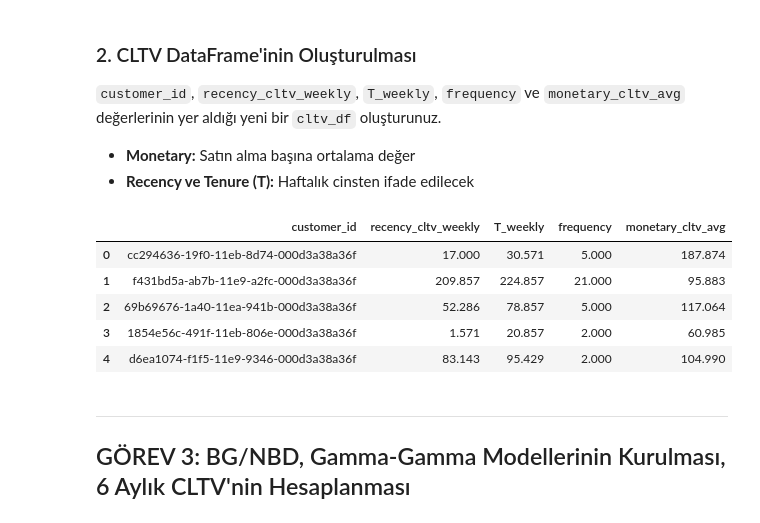
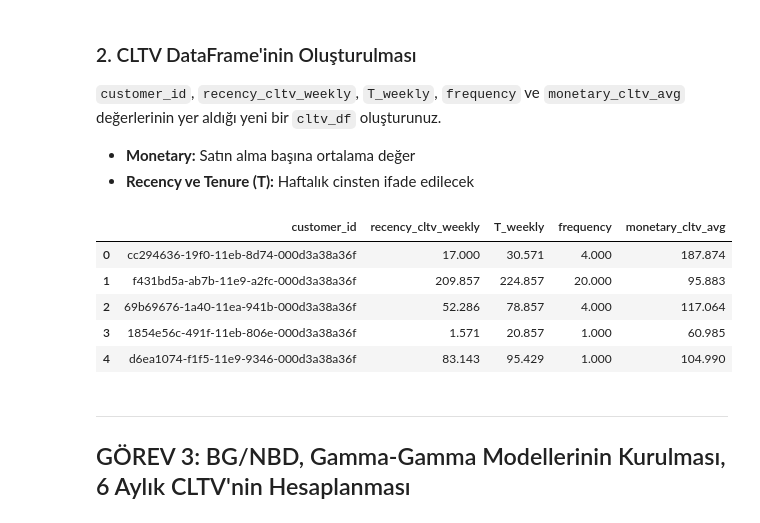
Before and after one commit to berkcangumusisik/DataScienceBootcamp21.Grup, a Jupyter notebook: 02.CRM Analytics/06.FLO CLTV Tahmini.ipynb, the cells around one changed output. Drawn from its saved outputs; the diff is of its cells as text; code cells hidden in the pictures.

```diff
--- a/02.CRM Analytics/06.FLO CLTV Tahmini.ipynb
+++ b/02.CRM Analytics/06.FLO CLTV Tahmini.ipynb
@@ -169,28 +169,28 @@ Timestamp('2021-06-01 00:00:00')
 # %%
 # Burada CLTV (Customer Lifetime Value) hesaplamasında kullanılacak temel veri çerçevesi oluşturuluyor. Açıklamalarıyla birlikte adım adım gidelim:
 
 # 1. "customer_id": Her satırda müşteri özelinde CLTV hesaplanacak. Burada "master_id", müşteri ID'sidir.
 # 2. "recency_cltv_weekly": Müşterinin ilk alışverişi ile son alışverişi arasında geçen süreyi haftalık olarak hesaplar. Yani, müşteri kaç hafta boyunca alışveriş yapmış.
 # 3. "T_weekly": Analiz tarihine kadar, müşterinin ilk alışverişinden itibaren geçen toplam haftayı ifade eder.
 # 4. "frequency": Müşterinin yaptığı toplam alışveriş sayısını belirtir.
 # 5. "monetary_cltv_avg": Müşterinin alışveriş başına ortalama ne kadar harcama yaptığını gösterir.
 
 cltv_df = pd.DataFrame({
     "customer_id": df_copy["master_id"],  # Müşteri kimliği
     "recency_cltv_weekly": (df_copy["last_order_date"] - df_copy["first_order_date"]).dt.days / 7,  # Son ve ilk alışveriş arası geçen hafta
     "T_weekly": (today_date - df_copy["first_order_date"]).dt.days / 7,  # İlk alışverişten analiz tarihine kadar geçen hafta
-    "frequency": df_copy["order_num_total"],  # Toplam alışveriş adedi
+    "frequency": df_copy["order_num_total"] - 1,  # Toplam alışveriş adedi
     "monetary_cltv_avg": df_copy["customer_value_total"] / df_copy["order_num_total"],  # Ortalama alışveriş başına harcama
 })
 
 cltv_df.head()  # Oluşan CLTV veri çerçevesinin ilk 5 satırını gösterir.
 # %% [output]
 |  | customer_id | recency_cltv_weekly | T_weekly | frequency | monetary_cltv_avg |
-| 0 | cc294636-19f0-11eb-8d74-000d3a38a36f | 17.000 | 30.571 | 5.000 | 187.874 |
-| 1 | f431bd5a-ab7b-11e9-a2fc-000d3a38a36f | 209.857 | 224.857 | 21.000 | 95.883 |
-| 2 | 69b69676-1a40-11ea-941b-000d3a38a36f | 52.286 | 78.857 | 5.000 | 117.064 |
-| 3 | 1854e56c-491f-11eb-806e-000d3a38a36f | 1.571 | 20.857 | 2.000 | 60.985 |
-| 4 | d6ea1074-f1f5-11e9-9346-000d3a38a36f | 83.143 | 95.429 | 2.000 | 104.990 |
+| 0 | cc294636-19f0-11eb-8d74-000d3a38a36f | 17.000 | 30.571 | 4.000 | 187.874 |
+| 1 | f431bd5a-ab7b-11e9-a2fc-000d3a38a36f | 209.857 | 224.857 | 20.000 | 95.883 |
+| 2 | 69b69676-1a40-11ea-941b-000d3a38a36f | 52.286 | 78.857 | 4.000 | 117.064 |
+| 3 | 1854e56c-491f-11eb-806e-000d3a38a36f | 1.571 | 20.857 | 1.000 | 60.985 |
+| 4 | d6ea1074-f1f5-11e9-9346-000d3a38a36f | 83.143 | 95.429 | 1.000 | 104.990 |
 # %% [markdown]
 ---
 ## GÖREV 3: BG/NBD, Gamma-Gamma Modellerinin Kurulması, 6 Aylık CLTV'nin Hesaplanması
```
Also changed, not shown: parts of 7 cells of this notebook, 9 other files.
